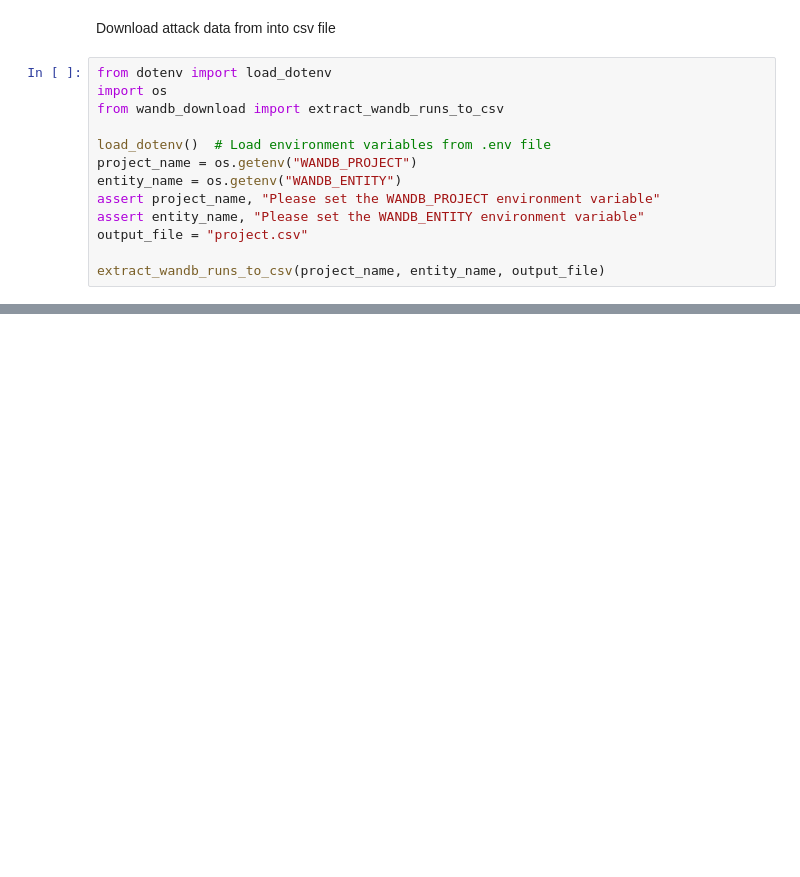
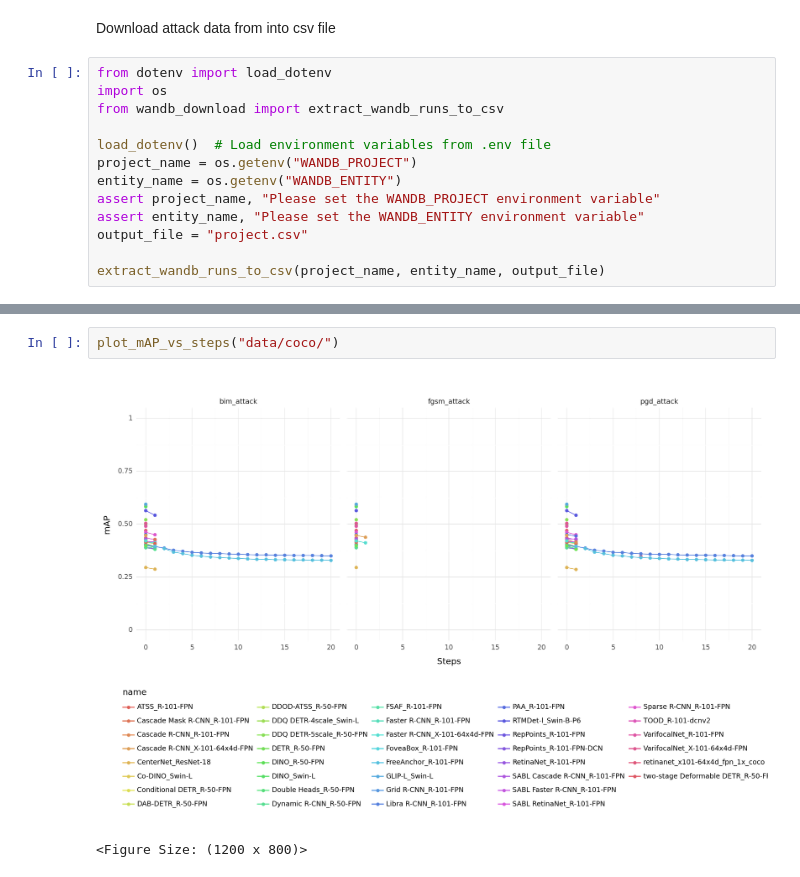
Before and after one commit to shashankskagnihotri/benchmarking_robustness, a Jupyter notebook: object_detection/vis_results.ipynb, the cells around one changed output, grey strips where cells are left out. Cells and saved outputs as stored; diff of their text form; blank space fills up the shorter version.

```diff
--- a/object_detection/vis_results.ipynb
+++ b/object_detection/vis_results.ipynb
@@ -91 +181,6 @@ plot
 <Figure Size: (1200 x 800)>
+# %%
+plot_mAP_vs_steps("data/coco/")
+# %% [output]
+[figure, added]
+<Figure Size: (1200 x 800)>
```
Also changed, not shown: parts of 19 cells of this notebook, 1 other file.
